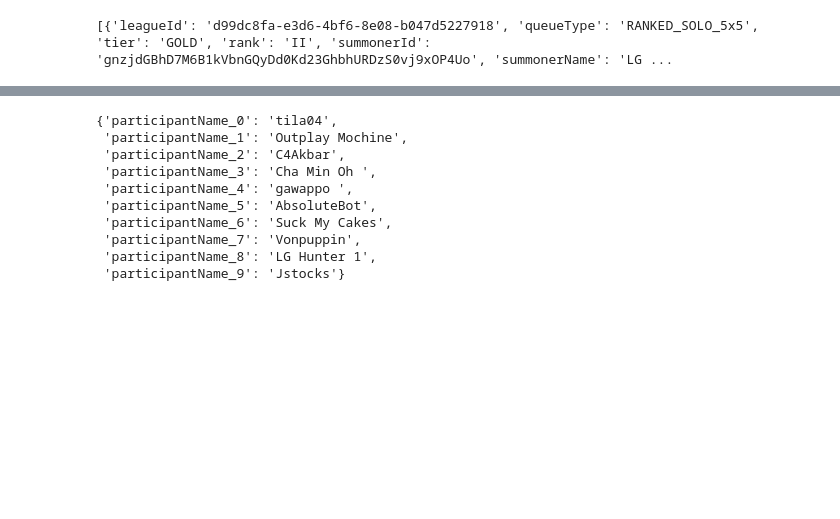
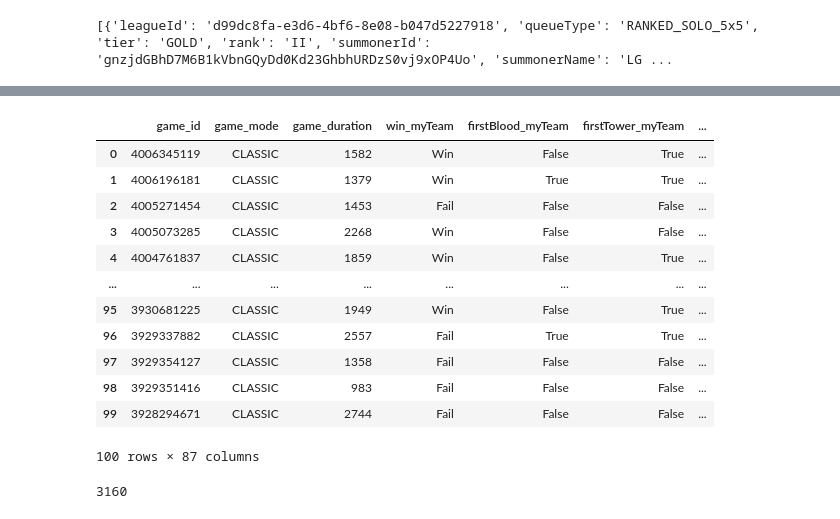
Before and after one commit to ekatnic/League-of-Legends, a Jupyter notebook: League.ipynb, the cells around one changed output, grey strips where cells are left out. Drawn from its saved outputs; the diff is of its cells as text; code cells hidden in the pictures; blank space fills up the shorter version.

```diff
--- a/League.ipynb
+++ b/League.ipynb
@@ -141,17 +99,45 @@ for k,row in df.iterrows():
         team_stats[key+'_myTeam'] = row['team_2_stats'][key]
         team_stats[key+'_enemyTeam'] = row['team_1_stats'][key]
   team_stats_all.append(team_stats)
-# %%
-player_ids_all
-team_stats_all
-# %% [output]
-{'participantName_0': 'tila04',
- 'participantName_1': 'Outplay Mochine',
- 'participantName_2': 'C4Akbar',
- 'participantName_3': 'Cha Min Oh ',
- 'participantName_4': 'gawappo ',
- 'participantName_5': 'AbsoluteBot',
- 'participantName_6': 'Suck My Cakes',
- 'participantName_7': 'Vonpuppin',
- 'participantName_8': 'LG Hunter 1',
- 'participantName_9': 'Jstocks'}
+# %%
+details_df = pd.concat(my_details_all)
+droppable_details = ['participantId','teamId','spell1Id','spell2Id','stats_participantId','stats_win','stats_item0','stats_item1','stats_item2','stats_item3','stats_item4','stats_item5','stats_item6',
+                     'stats_doubleKills','stats_tripleKills','stats_quadraKills','stats_pentaKills','stats_unrealKills','stats_magicDamageDealt','stats_physicalDamageDealt','stats_trueDamageDealt',
+                     'stats_largestCriticalStrike','stats_totalUnitsHealed','stats_damageSelfMitigated','stats_damageDealtToTurrets','stats_magicalDamageTaken','stats_physicalDamageTaken','stats_trueDamageTaken',
+                     'stats_goldSpent','stats_neutralMinionsKilled','stats_neutralMinionsKilledTeamJungle','stats_neutralMinionsKilledEnemyJungle','stats_sightWardsBoughtInGame','stats_wardsPlaced','stats_wardsKilled',
+                     'stats_combatPlayerScore','stats_objectivePlayerScore','stats_totalPlayerScore','stats_totalScoreRank','stats_playerScore0','stats_playerScore1','stats_playerScore2','stats_playerScore3',
+                     'stats_playerScore4','stats_playerScore5','stats_playerScore6','stats_playerScore7','stats_playerScore8','stats_playerScore9','stats_perk0','stats_perk0Var1','stats_perk0Var2',
+                     'stats_perk0Var2','stats_perk1','stats_perk1Var1','stats_perk1Var2','stats_perk1Var3','stats_perk2','stats_perk2Var1','stats_perk2Var2','stats_perk2Var3','stats_perk3','stats_perkPrimaryStyle',
+                     'stats_perkSubStyle', 'stats_statPerk0','stats_statPerk1','stats_statPerk2','timeline_participantId','stats_perk3Var1','stats_perk3Var2','stats_perk3Var3','stats_perk4','stats_perk4Var1',
+                     'stats_perk4Var2','stats_perk4Var3','stats_perk5','stats_perk5Var1','stats_perk5Var2','stats_perk5Var3','stats_magicDamageDealtToChampions','stats_physicalDamageDealtToChampions','stats_trueDamageDealtToChampions',
+                     'stats_turretKills','stats_inhibitorKills','stats_perk0Var3']
+
+details_df = details_df.drop(columns=droppable_details).reset_index()
+# %%
+player_ids_df = pd.DataFrame(player_ids_all)
+team_stats_df = pd.DataFrame(team_stats_all)
+# %%
+team_stats_df.drop(columns=['teamId_myTeam','teamId_enemyTeam','win_enemyTeam','firstBlood_enemyTeam','firstTower_enemyTeam','firstInhibitor_enemyTeam','firstBaron_enemyTeam','firstDragon_enemyTeam','firstRiftHerald_enemyTeam'],inplace=True)
+trimmed_summary_df = summary_df.drop(columns=['participant_identities','participant_details','team_1_stats','team_2_stats'])
+# %%
+detailed_frame = trimmed_summary_df.join(team_stats_df).join(player_ids_df).join(details_df)
+# %%
+detailed_frame
+# %% [output]
+|  | game_id | game_mode | game_duration | win_myTeam | firstBlood_myTeam | firstTower_myTeam | ... |
+| 0 | 4006345119 | CLASSIC | 1582 | Win | False | True | ... |
+| 1 | 4006196181 | CLASSIC | 1379 | Win | True | True | ... |
+| 2 | 4005271454 | CLASSIC | 1453 | Fail | False | False | ... |
+| 3 | 4005073285 | CLASSIC | 2268 | Win | False | False | ... |
+| 4 | 4004761837 | CLASSIC | 1859 | Win | False | True | ... |
+| ... | ... | ... | ... | ... | ... | ... | ... |
+| 95 | 3930681225 | CLASSIC | 1949 | Win | False | True | ... |
+| 96 | 3929337882 | CLASSIC | 2557 | Fail | True | True | ... |
+| 97 | 3929354127 | CLASSIC | 1358 | Fail | False | False | ... |
+| 98 | 3929351416 | CLASSIC | 983 | Fail | False | False | ... |
+| 99 | 3928294671 | CLASSIC | 2744 | Fail | False | False | ... |
+100 rows × 87 columns
+# %%
+detailed_frame.game_duration.max()
+# %% [output]
+3160
```
Also changed, not shown: parts of 10 cells of this notebook.
